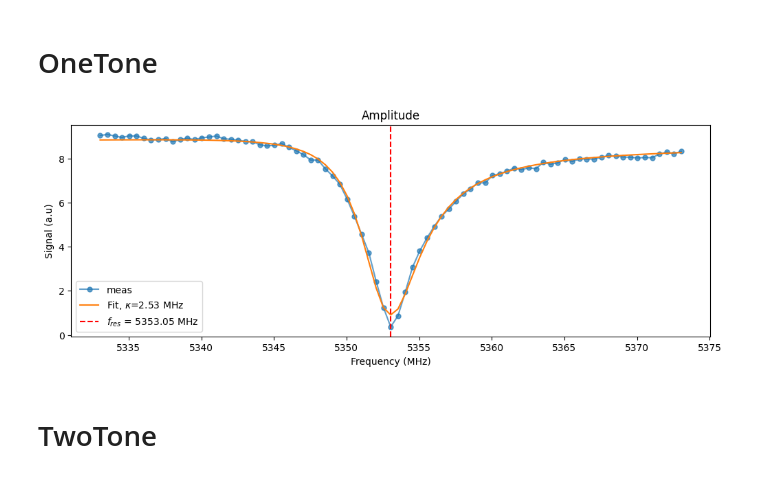
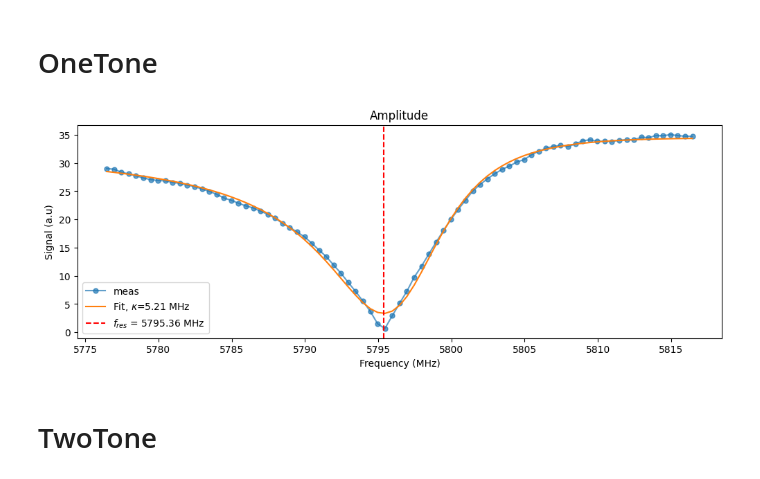
Before and after one commit to JayChien04717/tprocv2_guidemo, a Jupyter notebook: Desktop/tprocv2_guidemo-main/csutscrip/mux_single.ipynb, the cells around one changed output. Cells and saved outputs as stored; diff of their text form; code cells hidden in the pictures.

```diff
--- a/Desktop/tprocv2_guidemo-main/csutscrip/mux_single.ipynb
+++ b/Desktop/tprocv2_guidemo-main/csutscrip/mux_single.ipynb
@@ -18,7 +18,7 @@ from qick import QickConfig
 Pyro4.config.SERIALIZER = "pickle"
 Pyro4.config.PICKLE_PROTOCOL_VERSION=4
 
-ns_host = "192.168.10.254"
+ns_host = "192.168.10.212"
 ns_port = 8888
 proxy_name = "myqick"
 
@@ -114,7 +114,7 @@ True
 # %% [markdown]
 # System config
 # %%
-idx=0
+idx=1
 r=[5352.79, 5796.46]
 q_ch=[2, 7]
 config = {'res_ch': 12,
@@ -225,24 +225,24 @@ class MuxOneTone(AveragerProgramV2):
 # %%
 n_roch = 6
 F_Span = 20
 F_Steps = 81
 
 sweep = np.linspace(-F_Span, F_Span, F_Steps)
 onetone = []
-config['res_gains'] = [0.05]
+config['res_gains'] = [0.5]
 run_cfg={**config}
 
 py_avg = 10
 for i in tqdm(sweep):
     run_cfg['res_freqs'] = np.array(config['res_freqs']) + i
     prog = MuxOneTone(soccfg, reps=run_cfg['reps'], final_delay=0.5, cfg=run_cfg)
     iq_list = prog.acquire(soc, soft_avgs=py_avg, progress=False)
     onetone.append(iq_list[0][0].dot([1, 1j]))
 
 f_res = resonator_analyze(sweep + np.array(config['res_freqs']), onetone)
 config['res_freqs'] = [f_res]
 # %% [output]
-[figure, old version]
+[figure, new version]
 # %% [markdown]
 # TwoTone
 # %%
```
Also changed, not shown: parts of 6 cells of this notebook, 7 other files.
